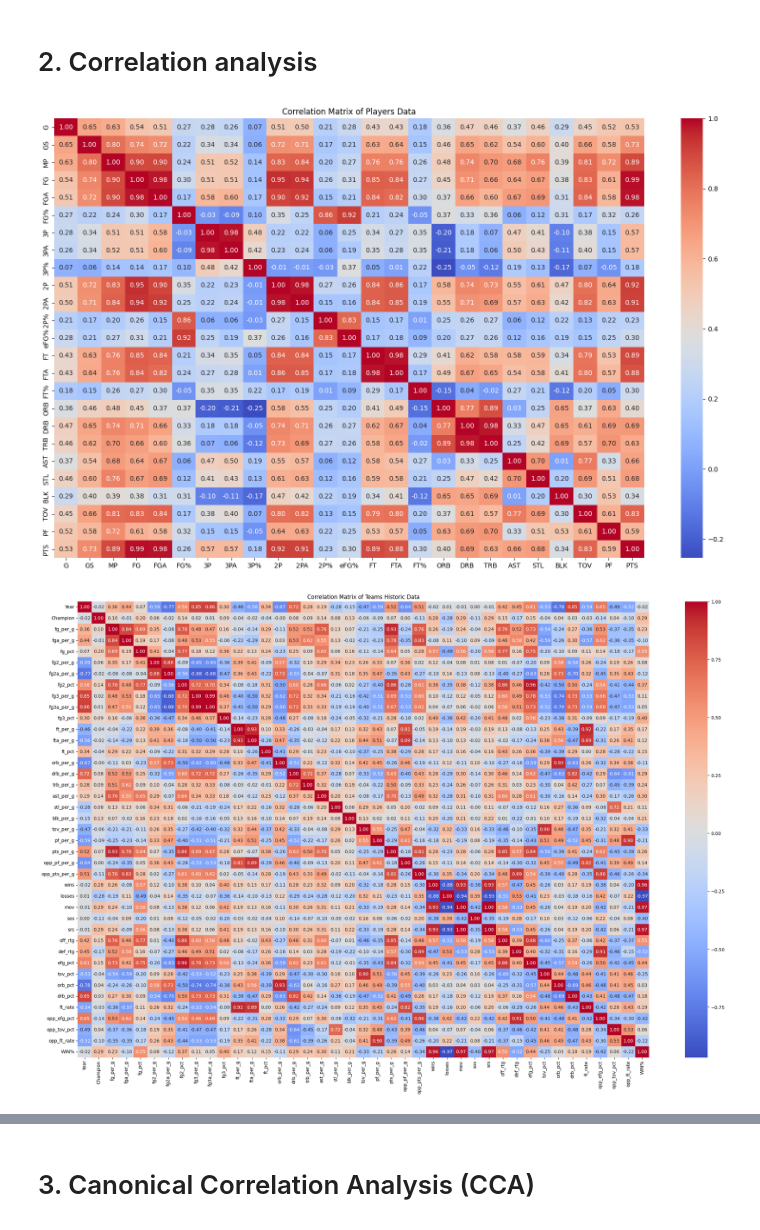
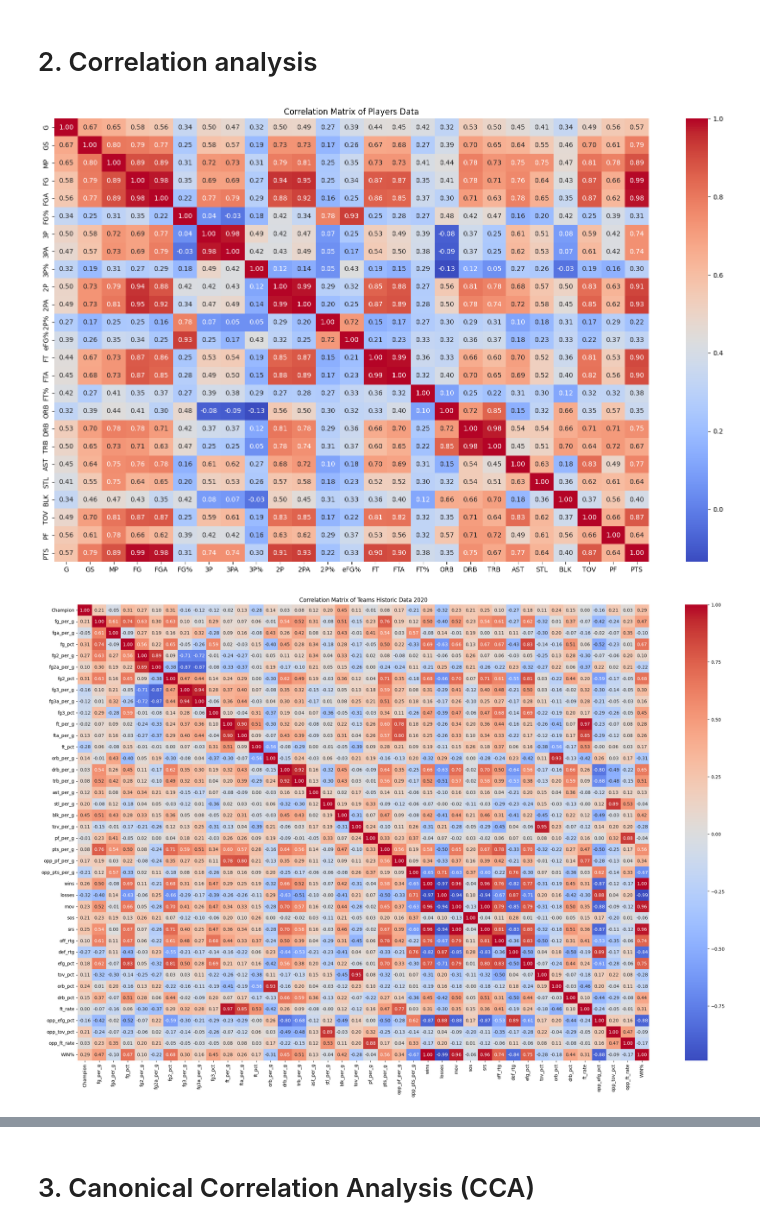
Before and after one commit to Luklr/BDM-TP-Final-2024, a Jupyter notebook: EDA.ipynb, the cells around one changed output, grey strips where cells are left out. Drawn from its saved outputs; the diff is of its cells as text; code cells hidden in the pictures.

```diff
--- a/EDA.ipynb
+++ b/EDA.ipynb
@@ -98,23 +98,27 @@ None
 # %% [markdown]
 # 2. Correlation analysis
 # %%
-players_df = players_df.drop(columns=['Rk', "Age", "Year"])
-correlation_matrix_players = players_df.corr(numeric_only=True)
+year = 2024
+players_df_year = players_df[players_df['Year'] == year]
+players_df_year = players_df_year.drop(columns=["Age", "Year"])
+correlation_matrix_players = players_df_year.corr(numeric_only=True)
 
 plt.figure(figsize=(20, 12))
 sns.heatmap(correlation_matrix_players, annot=True, cmap='coolwarm', fmt='.2f')
 plt.title('Correlation Matrix of Players Data')
 plt.show()
 # %% [output]
-[figure, old version]
+[figure, new version]
 # %%
-teams_df["Champion"] = teams_df["Champion"].replace({"Yes": 1, "No": 0})
-
-correlation_matrix_teams = teams_df.corr(numeric_only=True)
+# teams_df["Champion"] = teams_df["Champion"].replace({"Yes": 1, "No": 0})
+year = 2020
+team_df_year = teams_df[teams_df["Year"] == year]
+team_df_year= team_df_year.drop(columns=["Year"])
+correlation_matrix_teams = team_df_year.corr(numeric_only=True)
 
 plt.figure(figsize=(28, 18))
 sns.heatmap(correlation_matrix_teams, annot=True, cmap='coolwarm', fmt='.2f')
-plt.title('Correlation Matrix of Teams Historic Data')
+plt.title(f'Correlation Matrix of Teams Historic Data {year}')
 plt.show()
 # %% [output]
-[figure, old version]
+[figure, new version]
```
Also changed, not shown: parts of 14 cells of this notebook, 7 other files.
